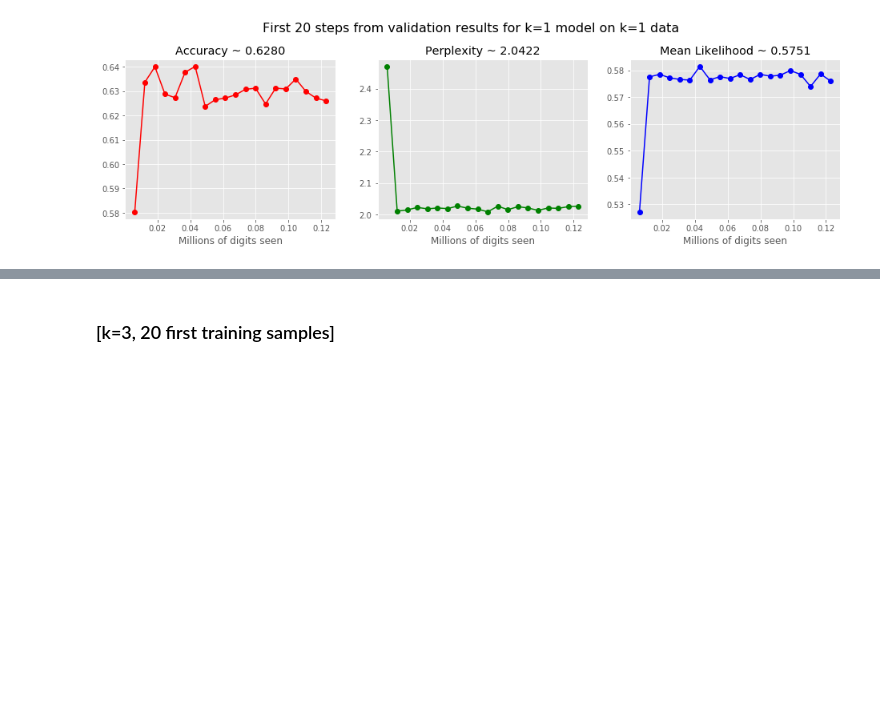
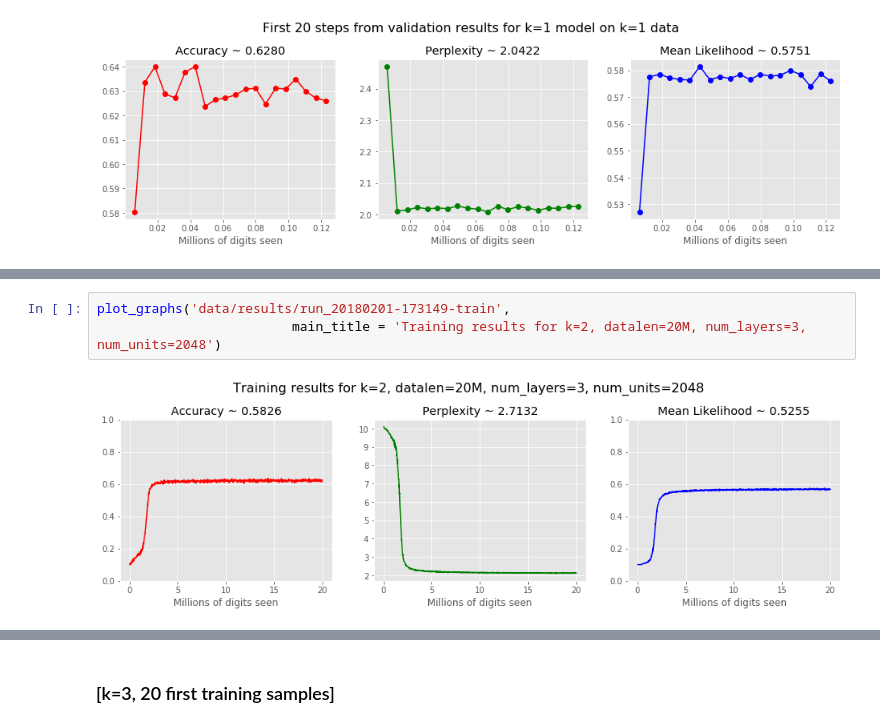
Before and after one commit to colivaresp/prng-deepzoom, a Jupyter notebook: prng_deepzoom_lm.ipynb, the cells around one changed output, grey strips where cells are left out. Cells and saved outputs as stored; diff of their text form; blank space fills up the shorter version.

```diff
--- a/prng_deepzoom_lm.ipynb
+++ b/prng_deepzoom_lm.ipynb
@@ -562,0 +222,5 @@ plot_graphs('data/results/run_20180130-205214-eval',
+# %%
+plot_graphs('data/results/run_20180201-173149-train',
+                         main_title = 'Training results for k=2, datalen=20M, num_layers=3, num_units=2048')
+# %% [output]
+[figure, added]
```
Also changed, not shown: parts of 20 cells of this notebook, 11 other files.
